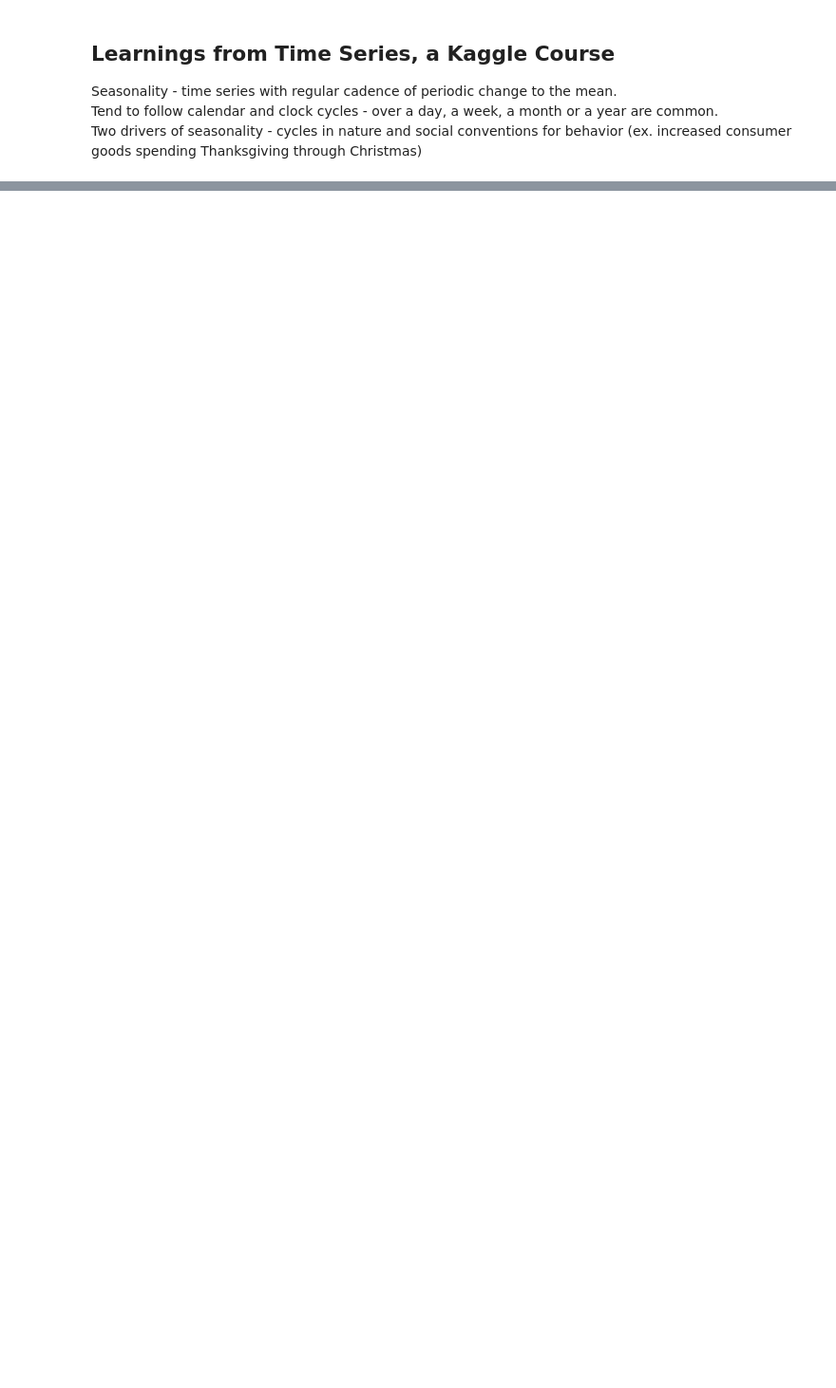
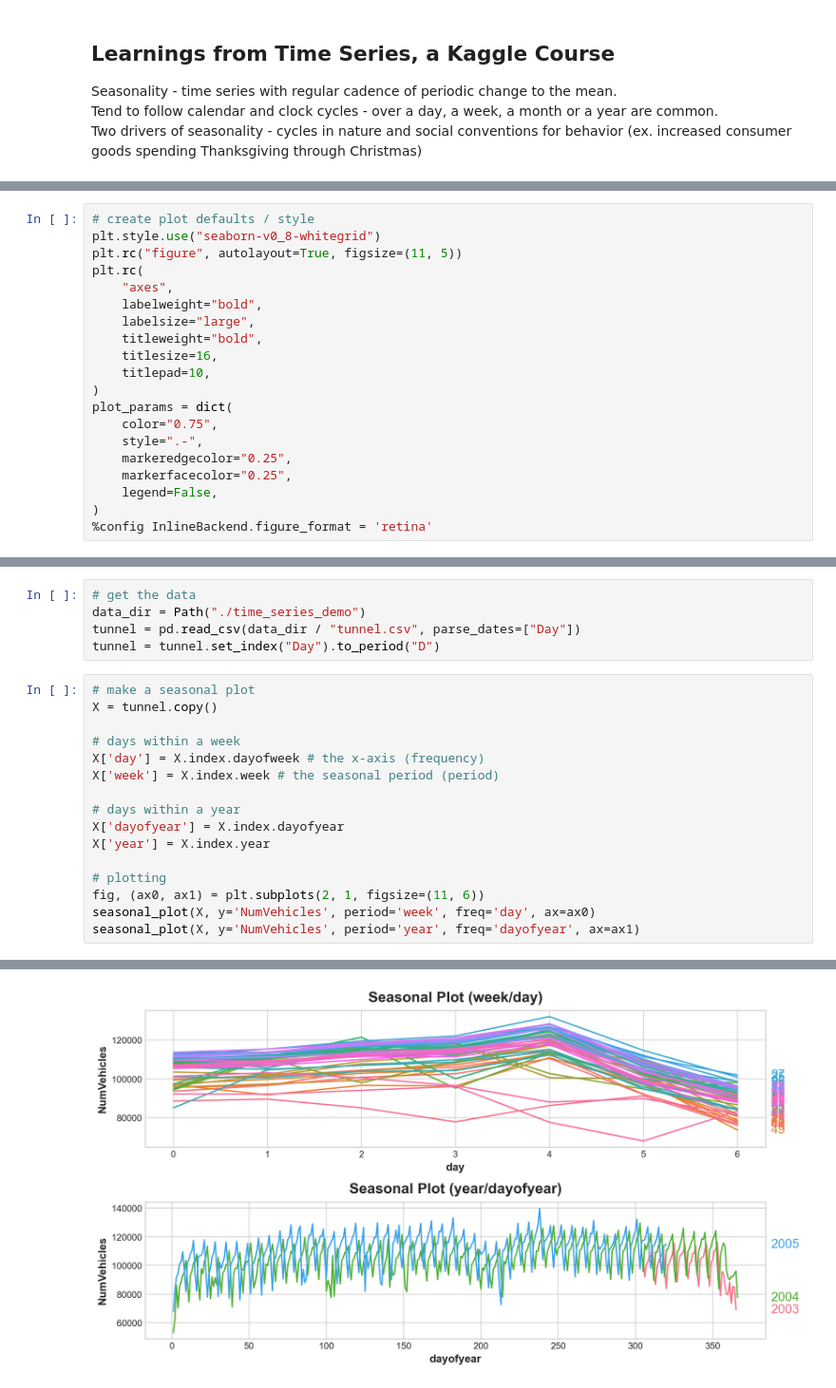
Before and after one commit to mikerly131/store_sales_ml, a Jupyter notebook: seasonality_example.ipynb, the cells around one changed output, grey strips where cells are left out. Shown at 95% size. Drawn from its saved outputs; the diff is of its cells as text; blank space fills up the shorter version.

```diff
--- a/seasonality_example.ipynb
+++ b/seasonality_example.ipynb
@@ -25,0 +86,20 @@ Alternatives are binary and ordinal encoding.
+# %%
+# create plot defaults / style
+plt.style.use("seaborn-v0_8-whitegrid")
+plt.rc("figure", autolayout=True, figsize=(11, 5))
+plt.rc(
+    "axes",
+    labelweight="bold",
+    labelsize="large",
+    titleweight="bold",
+    titlesize=16,
+    titlepad=10,
+)
+plot_params = dict(
+    color="0.75",
+    style=".-",
+    markeredgecolor="0.25",
+    markerfacecolor="0.25",
+    legend=False,
+)
+%config InlineBackend.figure_format = 'retina'
@@ -25,0 +170,22 @@ Alternatives are binary and ordinal encoding.
+# %%
+# get the data
+data_dir = Path("./time_series_demo")
+tunnel = pd.read_csv(data_dir / "tunnel.csv", parse_dates=["Day"])
+tunnel = tunnel.set_index("Day").to_period("D")
+# %%
+# make a seasonal plot
+X = tunnel.copy()
+
+# days within a week
+X['day'] = X.index.dayofweek # the x-axis (frequency)
+X['week'] = X.index.week # the seasonal period (period)
+
+# days within a year
+X['dayofyear'] = X.index.dayofyear
+X['year'] = X.index.year
+
+# plotting
+fig, (ax0, ax1) = plt.subplots(2, 1, figsize=(11, 6))
+seasonal_plot(X, y='NumVehicles', period='week', freq='day', ax=ax0)
+seasonal_plot(X, y='NumVehicles', period='year', freq='dayofyear', ax=ax1)
+# %% [output]
@@ -25,0 +193 @@ Alternatives are binary and ordinal encoding.
+[figure, added]
```
Also changed, not shown: parts of 11 cells of this notebook.
